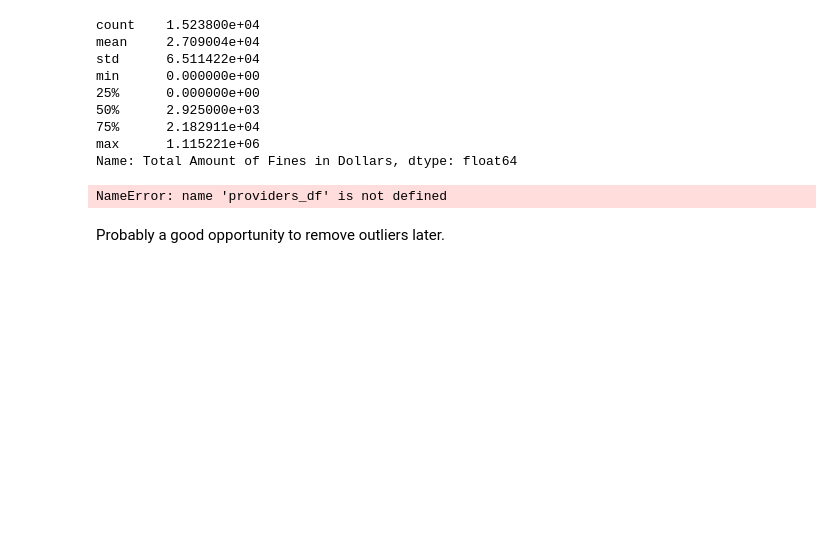
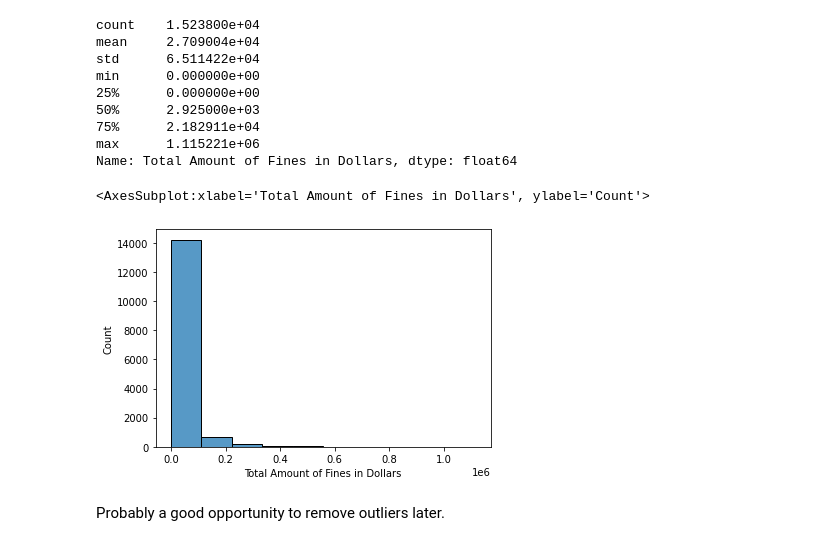
Before and after one commit to schledererj/cs6340-final-project, a Jupyter notebook: jim_sandbox.ipynb, the cells around one changed output. Cells and saved outputs as stored; diff of their text form; code cells hidden in the pictures; blank space fills up the shorter version.

```diff
--- a/jim_sandbox.ipynb
+++ b/jim_sandbox.ipynb
@@ -55,9 +55,10 @@ min      0.000000e+00
 max      1.115221e+06
 Name: Total Amount of Fines in Dollars, dtype: float64
 # %%
-sns.histplot(providers_df['Total Amount of Fines in Dollars'], bins=10)
+sns.histplot(provider_info_df['Total Amount of Fines in Dollars'], bins=10)
 # %% [output]
-NameError: name 'providers_df' is not defined
+<AxesSubplot:xlabel='Total Amount of Fines in Dollars', ylabel='Count'>
+[figure, added]
 # %% [markdown]
 Probably a good opportunity to remove outliers later.
 # %%
```
Also changed, not shown: parts of 3 cells of this notebook, 2 other files.
